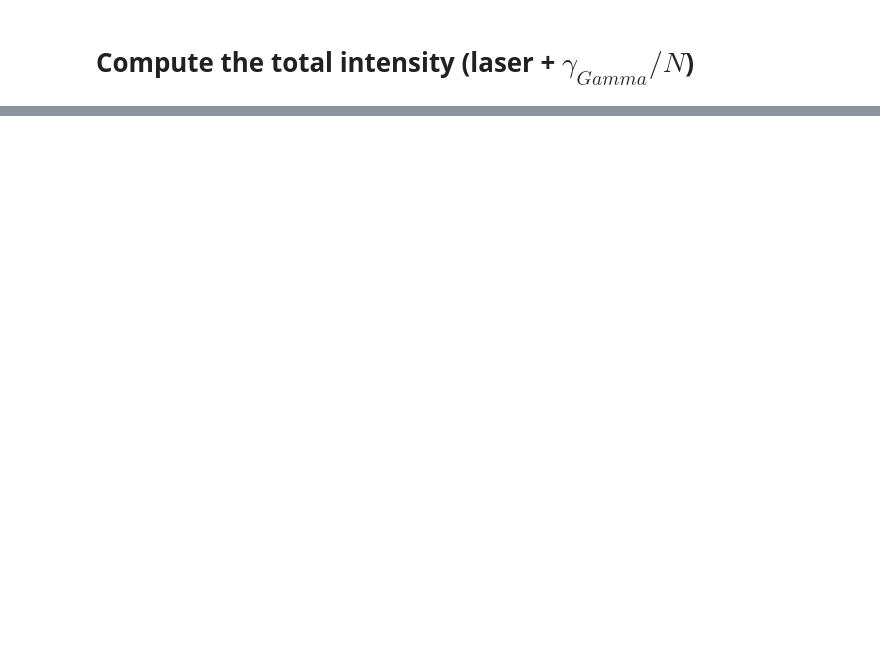
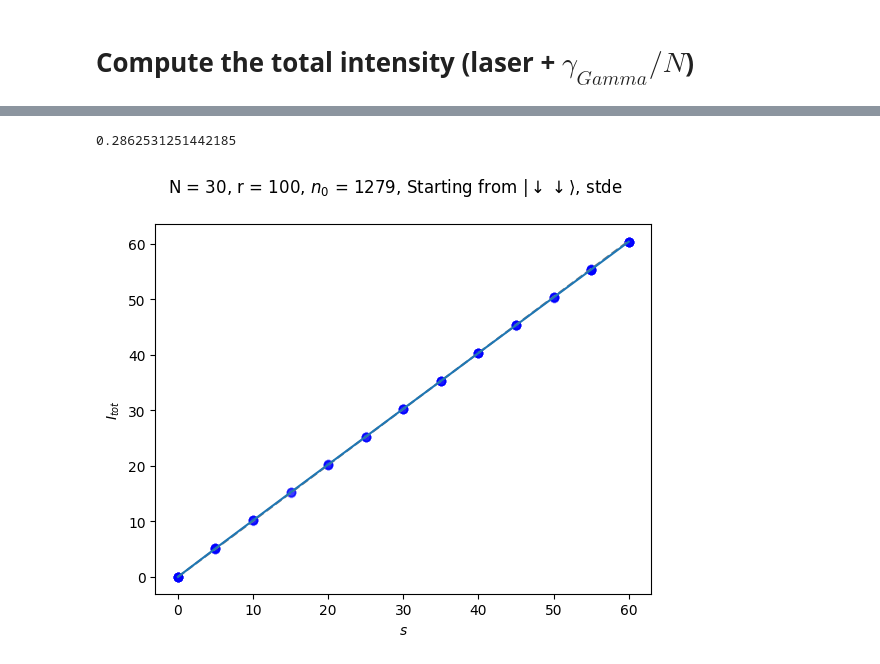
Before and after one commit to DolbeaultRemy/SR_droplets, a Jupyter notebook: QuantumCumulants/Model17/Interacting_atoms_emission_box/Plot_results_droplet+laser_emission.ipynb, the cells around one changed output, grey strips where cells are left out. Saved outputs shown, nothing was run; the diff lists cells and outputs as text; code cells hidden in the pictures; blank space fills up the shorter version.

```diff
--- a/QuantumCumulants/Model17/Interacting_atoms_emission_box/Plot_results_droplet+laser_emission.ipynb
+++ b/QuantumCumulants/Model17/Interacting_atoms_emission_box/Plot_results_droplet+laser_emission.ipynb
@@ -210,2 +224,38 @@ pygui(false);
+# %%
+@load "r0/r0_N_$(N)_r_1.jdl2" r0 L
+L
+# %% [output]
+0.2862531251442185
 # %%
 @save "Itot/Itot_N_$(N)_r_$(r)_sat_$(sat)_n0_$n0.jdl2" Itot nbr_error_t_N sat
+# %%
+close("all")
+fig = subplots()
+
+errorbar(sat, [mean([Itot[i, j] for j in 1:r if j ∉ nbr_error_t_N[i]]) for i in 1:length(sat)] .+ sat, yerr=[std([Itot[i, j] for j in 1:r if j ∉ nbr_error_t_N[i]])/sqrt(r-length(nbr_error_t_N[i])) for i in 1:length(sat)])
+
+for i in 1:length(sat)
+    for j in 1:r
+        if j ∉ nbr_error_t_N[i]
+            scatter(sat[i], Itot[i, j] + sat[i], alpha=0.1, color="blue")
+        end
+    end
+end
+
+function It(sat, Iatoms)
+    return Iatoms[sat.==35]/35 .* sat
+end
+
+It_range = It(sat, [mean([Itot[i, j] for j in 1:r if j ∉ nbr_error_t_N[i]]) for i in 1:length(sat)] .+ sat)
+plot(sat, It_range, linestyle="--", color="grey", label=L"I_t")
+
+
+xlabel(L"s")
+ylabel(L"$I_{tot}$")
+
+suptitle("N = $N, r = $r, "*L"$n_0$"*" = $n0, Starting from "*L"$|\downarrow \downarrow \rangle $, stde")
+
+# pygui(true); show()
+pygui(false);
+# %% [output]
+[figure, added]
```
Also changed, not shown: parts of 16 cells of this notebook, 21 other files.
